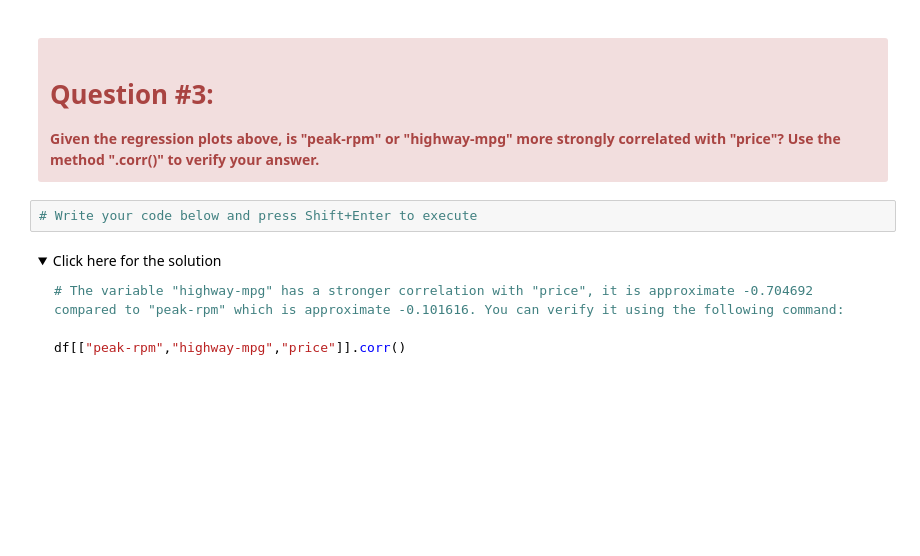
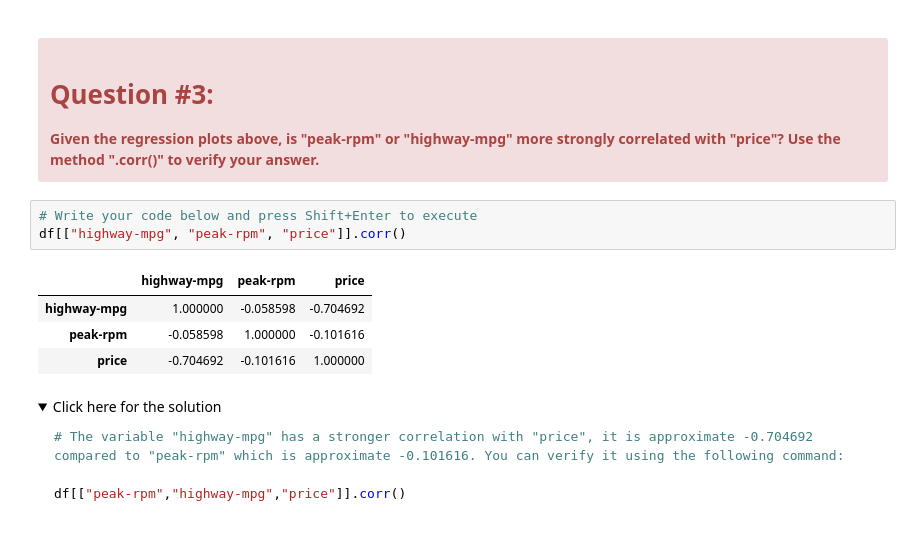
Before and after one commit to samarth003/ibm-data-science-repo, a Jupyter notebook: Python-Data-Analysis/Mod4/DA0101EN-4-Review-Model-Development-20231003-1696291200.jupyterlite.ipynb, the cells around one changed output. Saved outputs shown, nothing was run; the diff lists cells and outputs as text; folded sections open; blank space fills up the shorter version.

```diff
--- a/Python-Data-Analysis/Mod4/DA0101EN-4-Review-Model-Development-20231003-1696291200.jupyterlite.ipynb
+++ b/Python-Data-Analysis/Mod4/DA0101EN-4-Review-Model-Development-20231003-1696291200.jupyterlite.ipynb
@@ -431,6 +437,12 @@ plt.ylim(0,)
 </div>
 # %%
 # Write your code below and press Shift+Enter to execute
+df[["highway-mpg", "peak-rpm", "price"]].corr()
+# %% [output]
+|  | highway-mpg | peak-rpm | price |
+| highway-mpg | 1.000000 | -0.058598 | -0.704692 |
+| peak-rpm | -0.058598 | 1.000000 | -0.101616 |
+| price | -0.704692 | -0.101616 | 1.000000 |
 # %% [markdown]
 <details><summary>Click here for the solution</summary>
 
```
Also changed, not shown: parts of 24 cells of this notebook.
